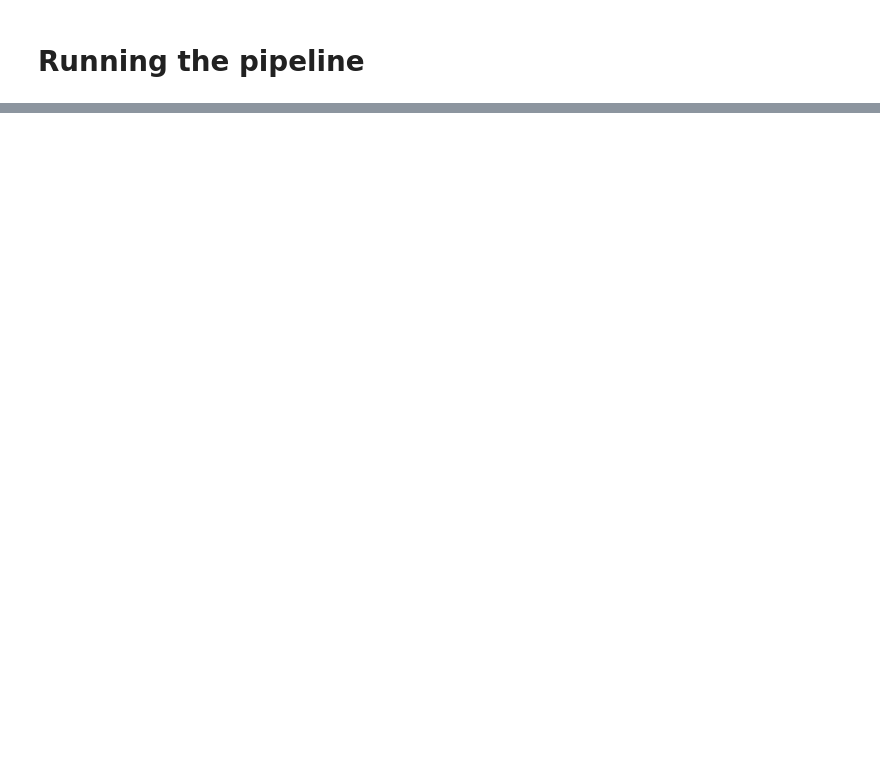
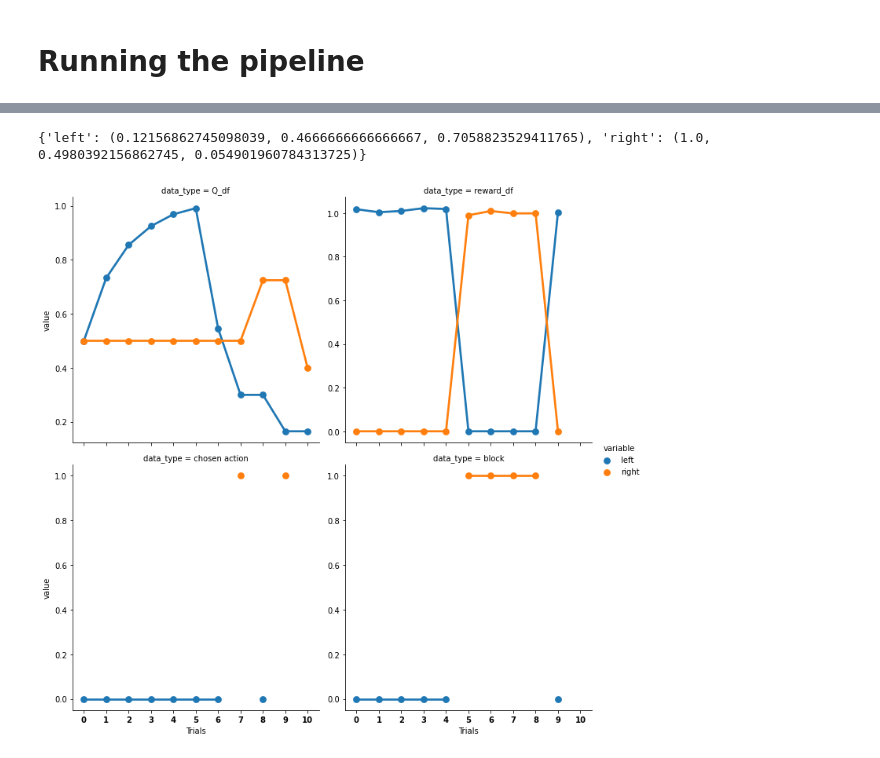
Before and after one commit to CoAxLab/CBGTPy, a Jupyter notebook: network_simulation-plasticity.ipynb, the cells around one changed output, grey strips where cells are left out. Saved outputs shown, nothing was run; the diff lists cells and outputs as text; code cells hidden in the pictures; blank space fills up the shorter version.

```diff
--- a/network_simulation-plasticity.ipynb
+++ b/network_simulation-plasticity.ipynb
@@ -507,0 +349,5 @@ results['Q_df']
+# %%
+reward_fig_handles = plt_func.plot_reward_Q_df(reward_q_df)
+# %% [output]
+{'left': (0.12156862745098039, 0.4666666666666667, 0.7058823529411765), 'right': (1.0, 0.4980392156862745, 0.054901960784313725)}
+[figure, added]
```
Also changed, not shown: parts of 78 cells of this notebook.
